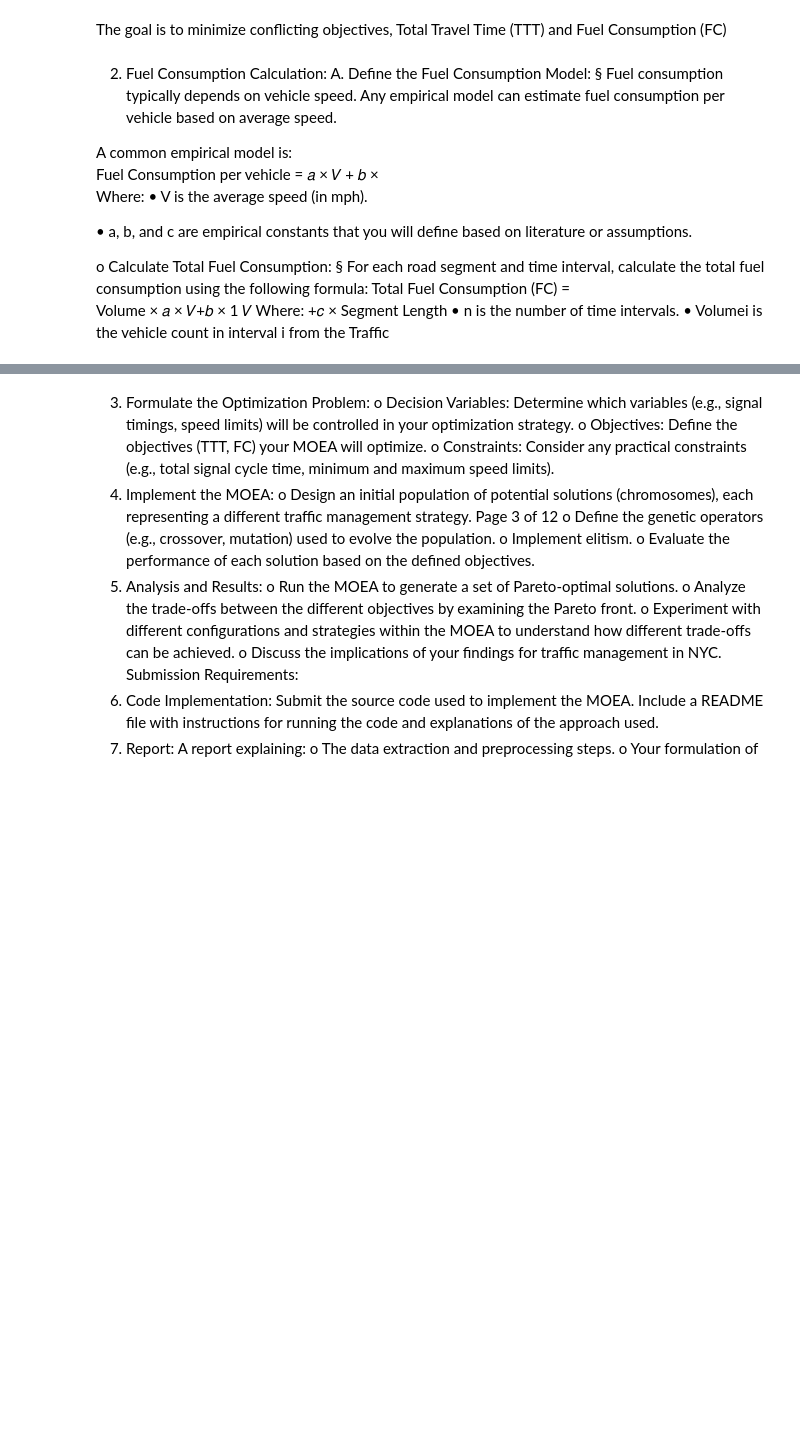
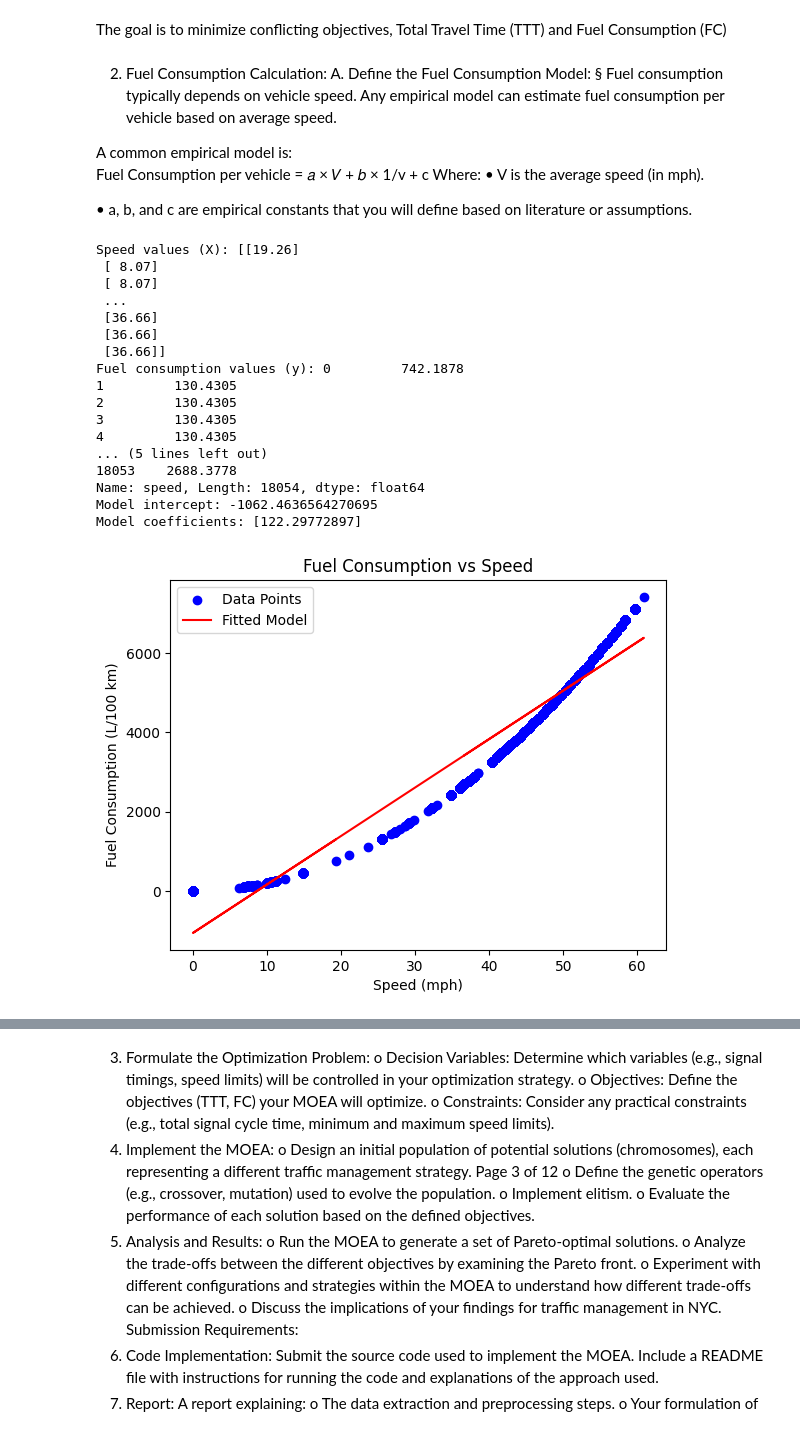
Before and after one commit to Harithelamin/ACIT4610-24H-G13, a Jupyter notebook: task-1.ipynb, the cells around one changed output, grey strips where cells are left out. Saved outputs shown, nothing was run; the diff lists cells and outputs as text; code cells hidden in the pictures; blank space fills up the shorter version.

```diff
--- a/task-1.ipynb
+++ b/task-1.ipynb
@@ -466,19 +586,8 @@ A. Define the Fuel Consumption Model: § Fuel consumption typically depends on v
 model can estimate fuel consumption per vehicle based on average speed.
 
 A common empirical model is:
-Fuel Consumption per vehicle = 𝑎	×	𝑉 + 𝑏	×
+Fuel Consumption per vehicle = 𝑎	×	𝑉 + 𝑏	× 1/v + c
 Where:
 • V is the average speed (in mph).
 
 • a, b, and c are empirical constants that you will define based on literature or assumptions.
-
-o Calculate Total Fuel Consumption:
-§ For each road segment and time interval, calculate the total fuel
-consumption using the following formula:
-Total Fuel Consumption (FC) =
-Volume	×	𝑎	×	𝑉+𝑏	×	1
- 𝑉
- Where:
-+𝑐	×	Segment	Length
-• n is the number of time intervals.
-• Volumei is the vehicle count in interval i from the Traffic
@@ -500,0 +594,67 @@ def fuel_consumption(speed):
+# %%
+import numpy as np
+import pandas as pd
+from sklearn.linear_model import LinearRegression
+import matplotlib.pyplot as plt
+
+# Coefficients for the Fuel Consumption Model
+a = 0.01  # Coefficient for speed (V)
+b = 2  # Coefficient for speed squared (V^2)
+c = 0.1  # Constant term
+
+# Fuel consumption function for each vehicle
+def fuel_consumption(speed):
+    return a * speed + b * speed**2 + c
+
+# Make sure 'speed' is numeric
+Traffic_Volume_Count_data_for_selected_area['speed'] = pd.to_numeric(
+    Traffic_Volume_Count_data_for_selected_area['speed'], errors='coerce')
+
+# Define the independent variable (Speed) and dependent variable (Fuel Consumption)
+X = Traffic_Volume_Count_data_for_selected_area['speed'].values.reshape(-1, 1)  # Reshape to 2D array
+y = fuel_consumption(Traffic_Volume_Count_data_for_selected_area['speed'])  # Calculate fuel consumption
+
+# Print out for checking
+print("Speed values (X):", X)
+print("Fuel consumption values (y):", y)
+
+# Initialize the linear regression model
+model = LinearRegression()
+
+# Fit the model to the data
+model.fit(X, y)
+
+# Get the model parameters (intercept and coefficients)
+print(f"Model intercept: {model.intercept_}")
+print(f"Model coefficients: {model.coef_}")
+
+# Predict fuel consumption based on the fitted model
+predicted_y = model.predict(X)
+
+# Plot the data and the fitted model
+plt.scatter(Traffic_Volume_Count_data_for_selected_area['speed'], y, color='blue', label='Data Points')
+plt.plot(Traffic_Volume_Count_data_for_selected_area['speed'], predicted_y, color='red', label='Fitted Model')
+plt.title('Fuel Consumption vs Speed')
+plt.xlabel('Speed (mph)')
+plt.ylabel('Fuel Consumption (L/100 km)')
+plt.legend()
+plt.show()
+# %% [output]
+Speed values (X): [[19.26]
+ [ 8.07]
+ [ 8.07]
+ ...
+ [36.66]
+ [36.66]
+ [36.66]]
+Fuel consumption values (y): 0         742.1878
+1         130.4305
+2         130.4305
+3         130.4305
+4         130.4305
+... (5 lines left out)
+18053    2688.3778
+Name: speed, Length: 18054, dtype: float64
+Model intercept: -1062.4636564270695
+Model coefficients: [122.29772897]
+[figure, added]
```
Also changed, not shown: parts of 23 cells of this notebook, 19 other files.
